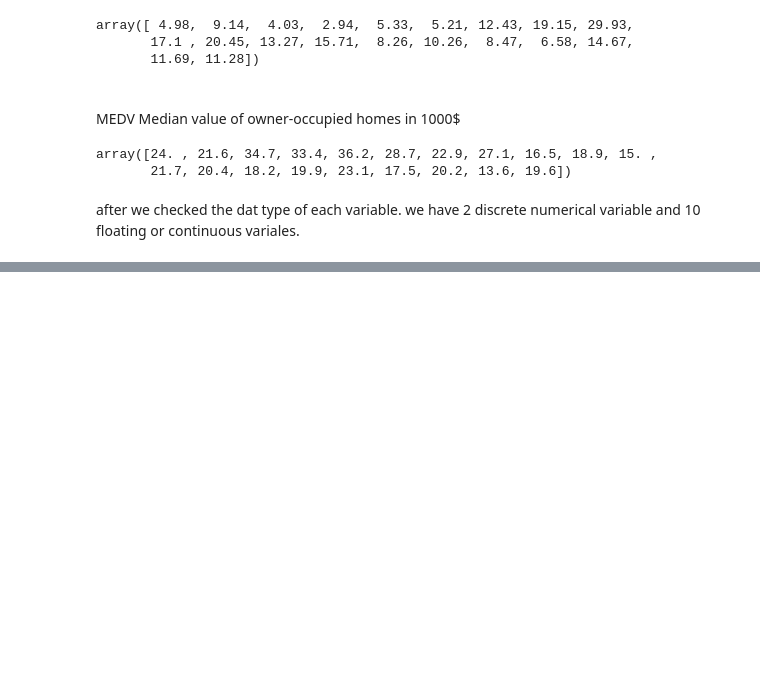
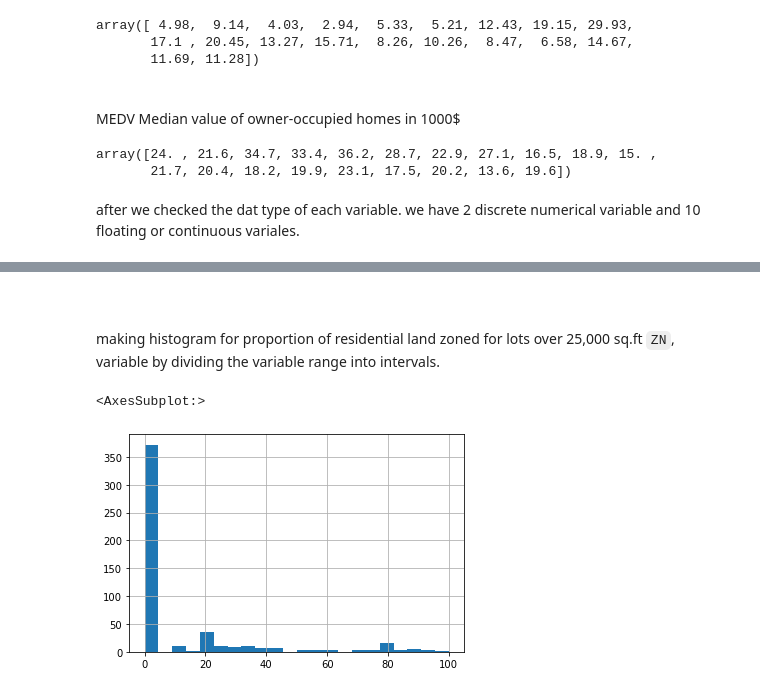
Before and after one commit to Mohamed-3ql/RegressionProjects, a Jupyter notebook: boston_housing/house_price_prediction.ipynb, the cells around one changed output, grey strips where cells are left out. Drawn from its saved outputs; the diff is of its cells as text; code cells hidden in the pictures; blank space fills up the shorter version.

```diff
--- a/boston_housing/house_price_prediction.ipynb
+++ b/boston_housing/house_price_prediction.ipynb
@@ -237,0 +250,11 @@ array([24. , 21.6, 34.7, 33.4, 36.2, 28.7, 22.9, 27.1, 16.5, 18.9, 15. ,
+# %% [markdown]
+<br>
+# %% [markdown]
+making histogram for  proportion of residential land zoned for lots over 25,000 sq.ft `ZN`, variable by dividing the variable range into intervals.
+# %%
+n_data = len(boston_data['ZN'])
+bins = int(np.sqrt(n_data))
+boston_data['ZN'].hist(bins=bins)
+# %% [output]
+<AxesSubplot:>
+[figure, added]
```
Also changed, not shown: parts of 55 cells of this notebook, 38 other files.
